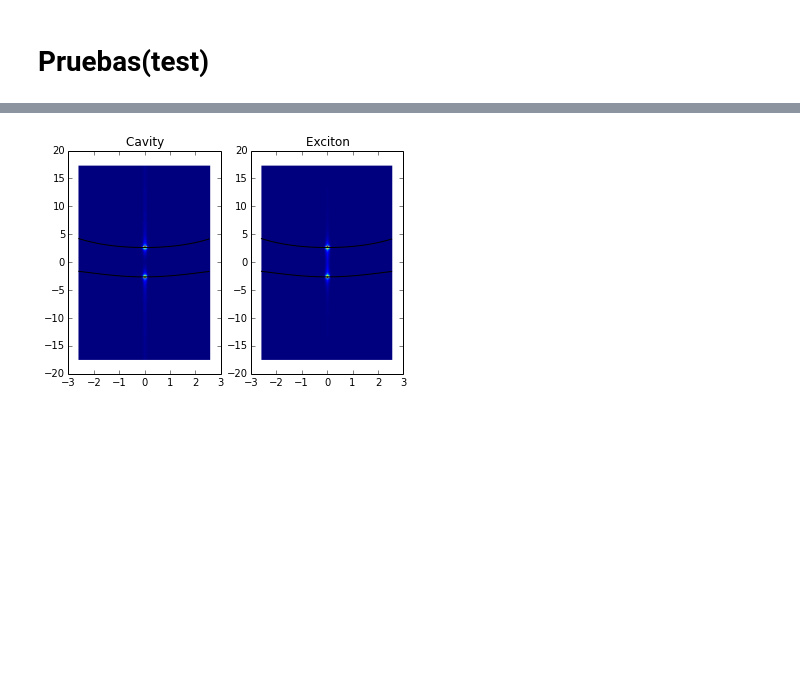
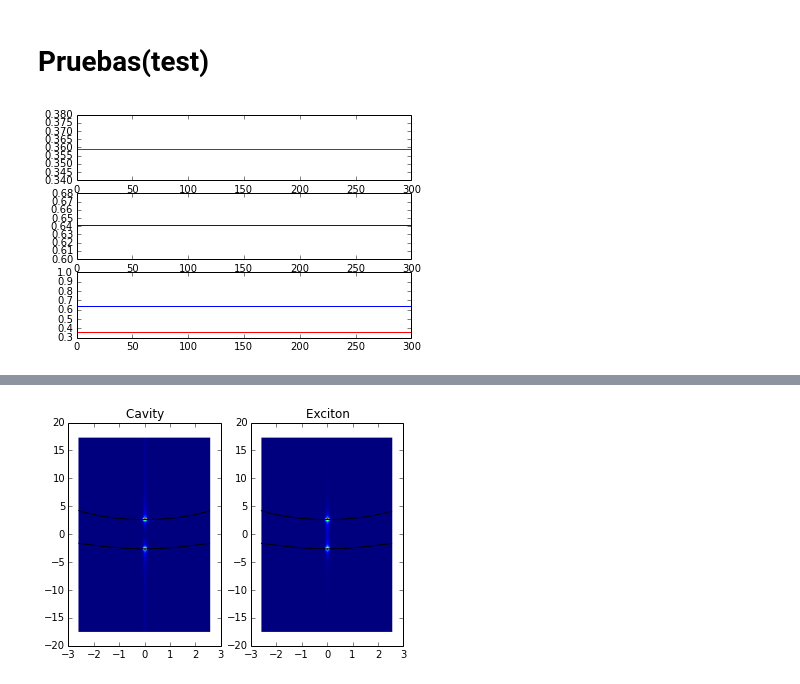
Before and after one commit to guirales/polaflow, a Jupyter notebook: 1D_Polariton/Graficos2D.ipynb, the cells around one changed output, grey strips where cells are left out. Saved outputs shown, nothing was run; the diff lists cells and outputs as text; code cells hidden in the pictures; blank space fills up the shorter version.

```diff
--- a/1D_Polariton/Graficos2D.ipynb
+++ b/1D_Polariton/Graficos2D.ipynb
@@ -296,3 +303,19 @@ axes[1].imshow(pl2[::1,::]**1,extent=[x[0],x[-1],t[0],t[-1]],aspect='auto',origi
 # %%
 PsiCD=Math2Py("DSLPWF/Datas_solution_lowerpolariton_PsiC.dat")
 PsiXD=Math2Py("DSLPWF/Datas_solution_lowerpolariton_PsiX.dat")
+# %%
+I1D=array([round(sum(abs(PsiCD[i])**2)*Dx,3) for i in range(Nt)])
+I2D=array([round(sum(abs(PsiXD[i])**2)*Dx,3) for i in range(Nt)])
+ITD=IT=(abs(I1D)+abs(I2D))
+%matplotlib inline
+fig2, axes = subplots(3,1)
+axes[0].plot(abs(I1D),"r")
+#axes[0].set_xlim(0,1.53)
+axes[1].plot(abs(I2D),"b")
+#axes[1].set_xlim(0,1.8)
+
+axes[2].plot(abs(I1D),"r")
+axes[2].plot(abs(I2D),"b")
+axes[2].plot(abs(ITD),"g");
+# %% [output]
+[figure, added]
```
Also changed, not shown: parts of 17 cells of this notebook.
